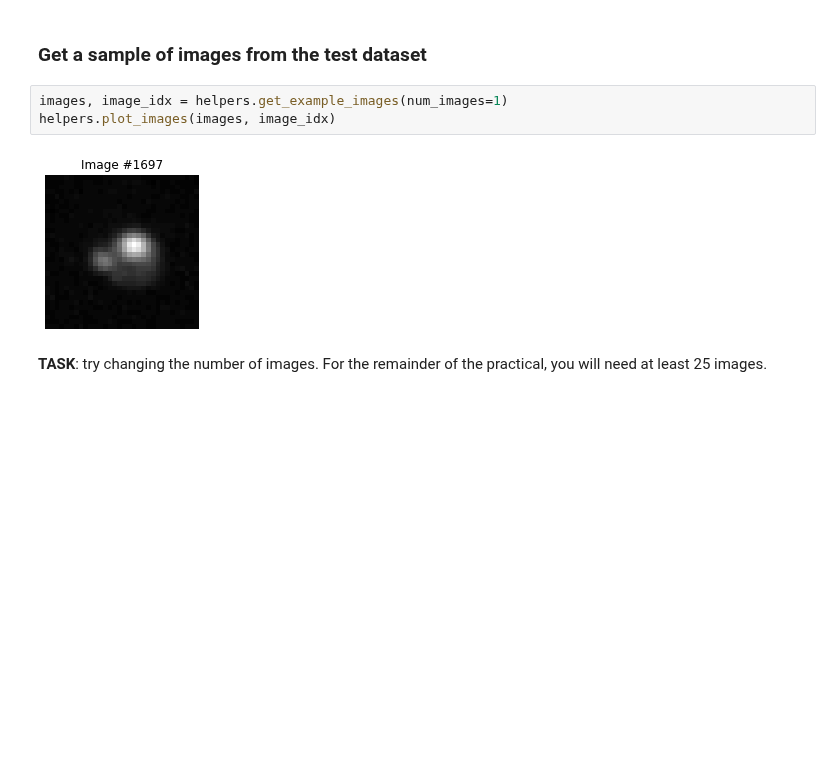
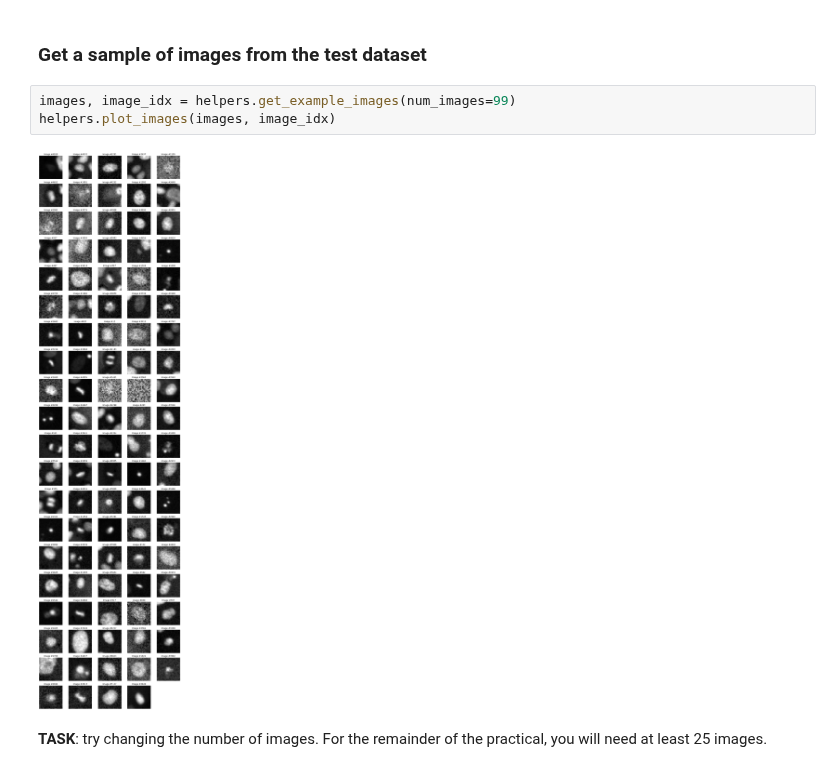
Before and after one commit to quantumjot/BIOC0016-MachineLearning, a Jupyter notebook: index.ipynb, the cells around one changed output. Drawn from its saved outputs; the diff is of its cells as text; blank space fills up the shorter version.

```diff
--- a/index.ipynb
+++ b/index.ipynb
@@ -77,10 +82,10 @@ import helpers
 # %% [markdown]
 ### Get a sample of images from the test dataset
 # %%
-images, image_idx = helpers.get_example_images(num_images=1)
+images, image_idx = helpers.get_example_images(num_images=99)
 helpers.plot_images(images, image_idx)
 # %% [output]
-[figure, old version]
+[figure, new version]
 # %% [markdown]
 <div class="task_blue"> <b>TASK</b>: try changing the number of images. For the remainder of the practical, you will need at least 25 images.</div>
 # %% [markdown]
```
Also changed, not shown: parts of 4 cells of this notebook, 1 other file.
